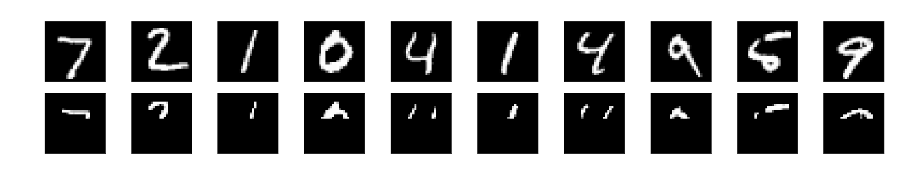
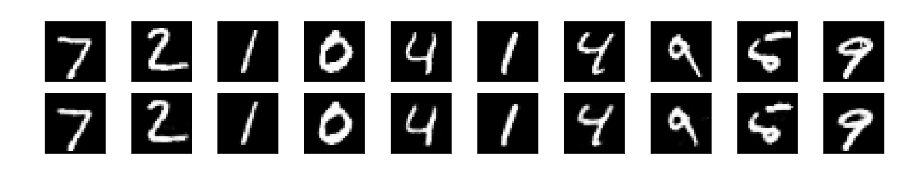
Before and after one commit to jqi41/Pytorch-Tensor-Train-Network, a Jupyter notebook: image/Test_AE.ipynb, the cells around one changed output. Drawn from its saved outputs; the diff is of its cells as text; code cells hidden in the pictures.

Commit message:
image results update

```diff
--- a/image/Test_AE.ipynb
+++ b/image/Test_AE.ipynb
@@ -35,12 +35,14 @@ class tt_autoencoder(nn.Module):
         self.decoder1 = nn.Sequential(TTLinear(hidden_tensors[2],hidden_tensors[1], tt_rank=tt_rank),
                                       TTLinear(hidden_tensors[1],hidden_tensors[0], tt_rank=tt_rank),
                                       TTLinear(hidden_tensors[0],input_tensor, tt_rank=tt_rank))
+        self.lin = nn.Linear(np.prod(input_tensor), np.prod(input_tensor))
+        self.model_name = "Tensor_Train_Autoencoder"
 
     def forward(self, inputs):
         ### Encoder layer
         out = self.encoder1(inputs)
         ### Decoder Layer with activation
-        out = F.sigmoid(self.decoder1(out))
+        out = F.sigmoid(self.lin(self.decoder1(out)))
         return out
 # %%
 if __name__=='__main__':
@@ -51,8 +53,7 @@ if __name__=='__main__':
     transform = transforms.ToTensor()
 
     # load the training and test datasets
-    train_data = datasets.MNIST(root='data', train=True,
-                                       download=True, transform=transform)
+    train_data = datasets.MNIST(root='data', train=True, download=True, transform=transform)
     test_data = datasets.MNIST(root='data', train=False,
                                       download=True, transform=transform)
     # Create training and test dataloaders
@@ -146,30 +143,33 @@ Epoch: 5        Training Loss: 13.862945
 # %%
 import matplotlib.pyplot as plt
 %matplotlib inline
 
-# obtain one batch of test images
-dataiter = iter(test_loader)
-images, labels = dataiter.next()
+def show_res(model):
+    # obtain one batch of test images
+    dataiter = iter(test_loader)
+    images, labels = dataiter.next()
 
-images_flatten = images.view(images.size(0), -1)
-# get sample outputs
-output = model(images_flatten.to(device))
-# prep images for display
-images = images.numpy()
+    images_flatten = images.view(images.size(0), -1)
+    # get sample outputs
+    output = model(images_flatten.to(device))
+    # prep images for display
+    images = images.numpy()
 
-# output is resized into a batch of images
-output = output.view(batch_size, 1, 28, 28)
-# use detach when it's an output that requires_grad
-output = output.cpu().detach().numpy()
+    # output is resized into a batch of images
+    output = output.view(batch_size, 1, 28, 28)
+    # use detach when it's an output that requires_grad
+    output = output.cpu().detach().numpy()
 
-# plot the first ten input images and then reconstructed images
-fig, axes = plt.subplots(nrows=2, ncols=10, sharex=True, sharey=True, figsize=(25,4))
+    # plot the first ten input images and then reconstructed images
+    fig, axes = plt.subplots(nrows=2, ncols=10, sharex=True, sharey=True, figsize=(25,4))
 
-# input images on top row, reconstructions on bottom
-for images, row in zip([images, output], axes):
-    for img, ax in zip(images, row):
-        ax.imshow(np.squeeze(img), cmap='gray')
-        ax.get_xaxis().set_visible(False)
-        ax.get_yaxis().set_visible(False)
+    # input images on top row, reconstructions on bottom
+    for images, row in zip([images, output], axes):
+        for img, ax in zip(images, row):
+            ax.imshow(np.squeeze(img), cmap='gray')
+            ax.get_xaxis().set_visible(False)
+            ax.get_yaxis().set_visible(False)
+
+show_res(model)
 # %% [output]
-[figure, old version]
+[figure, new version]
```
Also changed, not shown: parts of 12 cells of this notebook, 3 other files.
